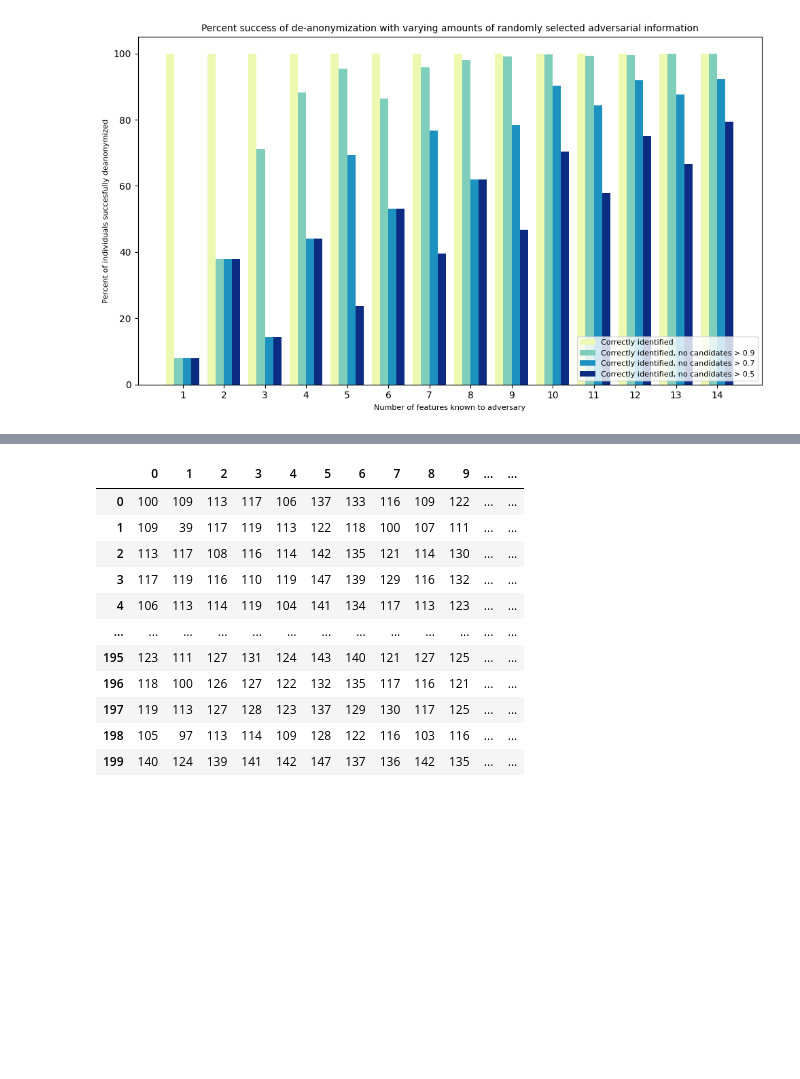
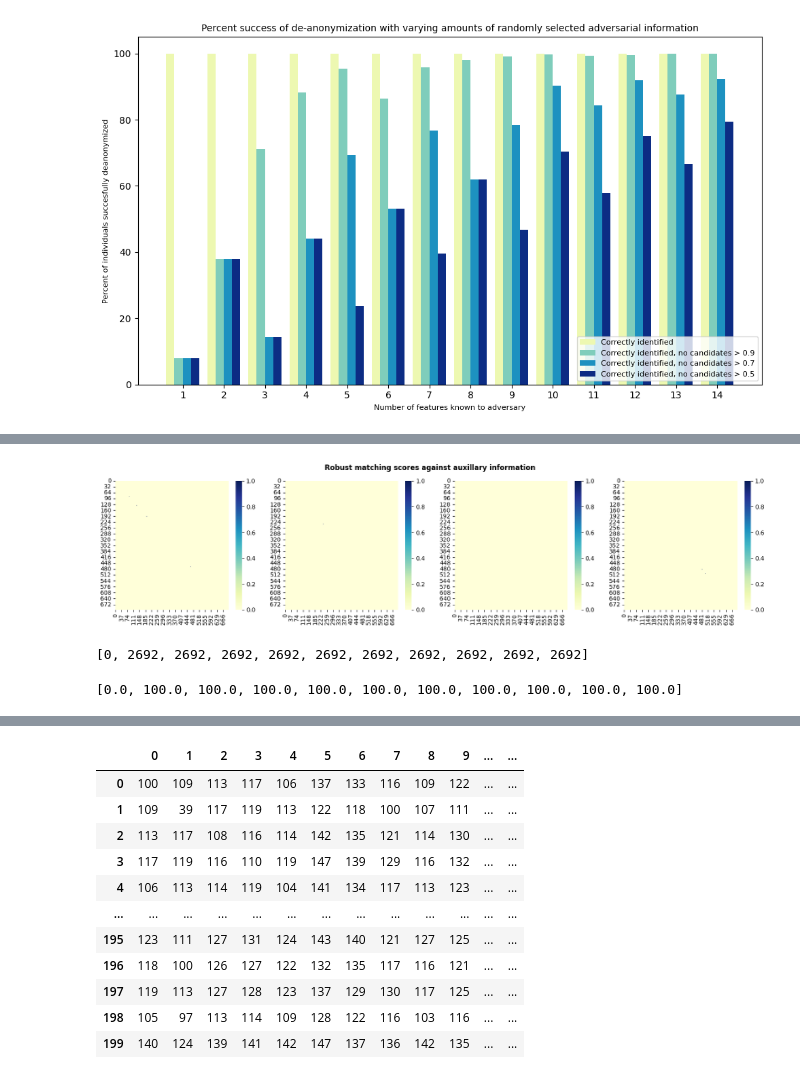
Before and after one commit to kkkarnav/deanonymization, a Jupyter notebook: main.ipynb, the cells around one changed output, grey strips where cells are left out. Cells and saved outputs as stored; diff of their text form; code cells hidden in the pictures; blank space fills up the shorter version.

```diff
--- a/main.ipynb
+++ b/main.ipynb
@@ -387,0 +394,26 @@ plt.show()
+# %%
+fig, axes = plt.subplots(ncols=4, figsize=(20, 4))
+fig.suptitle("Robust matching scores against auxillary information", weight="bold", x=0.5)
+sns.heatmap(results_r[2].iloc[:700, :700].astype(float) > 0.5, annot=False, cmap="YlGnBu", linewidths=0, ax=axes[0])
+sns.heatmap(results_r[6].iloc[:700, :700].astype(float) > 0.5, annot=False, cmap="YlGnBu", linewidths=0, ax=axes[1])
+sns.heatmap(results_r[8].iloc[:700, :700].astype(float) > 0.5, annot=False, cmap="YlGnBu", linewidths=0, ax=axes[2])
+sns.heatmap(results_r[10].iloc[:700, :700].astype(float) > 0.5, annot=False, cmap="YlGnBu", linewidths=0, ax=axes[3])
+plt.show()
+# %% [output]
+[figure, added]
+# %%
+line_values_r = [[0 for _ in range(1, 12)] for _ in range(4)]
+
+for i in tqdm(range(1, 11)):
+    line_values_r[0][i] = sum(results_r[i].iloc[j, j] == results_r[i].iloc[j].max() for j in range(len(results_r[i])))
+    line_values_r[1][i] = sum(results_r[i].iloc[j, j] == results_r[i].iloc[j].max() and sum(results_r[i].iloc[j, :] > 2) == 1 for j in range(len(results_r[i])))
+    line_values_r[2][i] = sum(results_r[i].iloc[j, j] == results_r[i].iloc[j].max() and sum(results_r[i].iloc[j, :] > 1) == 1 for j in range(len(results_r[i])))
+    line_values_r[3][i] = sum(results_r[i].iloc[j, j] == results_r[i].iloc[j].max() and sum(results_r[i].iloc[j, :] > 0.8) == 1 for j in range(len(results_r[i])))
+
+line_values_r = [[(x/2692)*100 for x in line_values_r[i]] for i in range(4)]
+# %% [output]
+[0, 2692, 2692, 2692, 2692, 2692, 2692, 2692, 2692, 2692, 2692]
+# %%
+line_values_r[0]
+# %% [output]
+[0.0, 100.0, 100.0, 100.0, 100.0, 100.0, 100.0, 100.0, 100.0, 100.0, 100.0]
```
Also changed, not shown: parts of 9 cells of this notebook, 3 other files.
